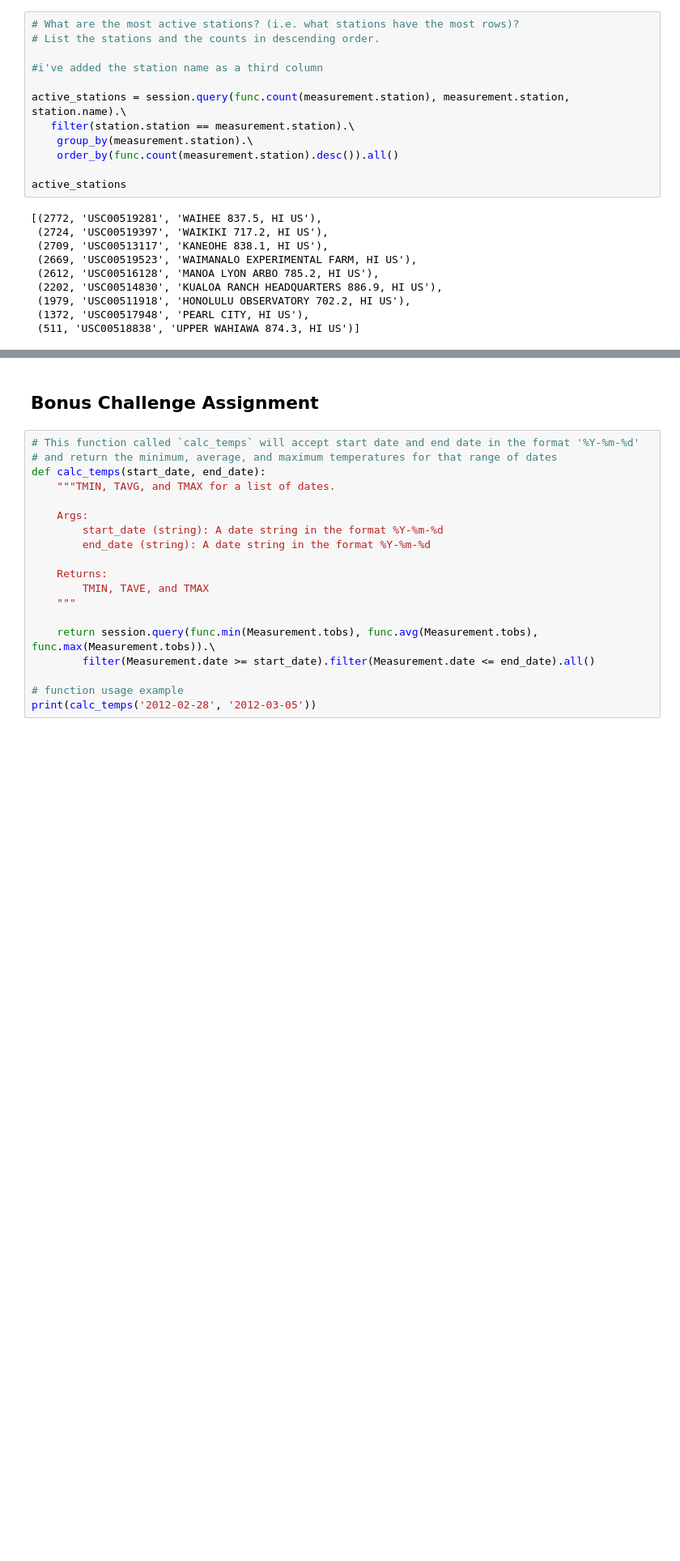
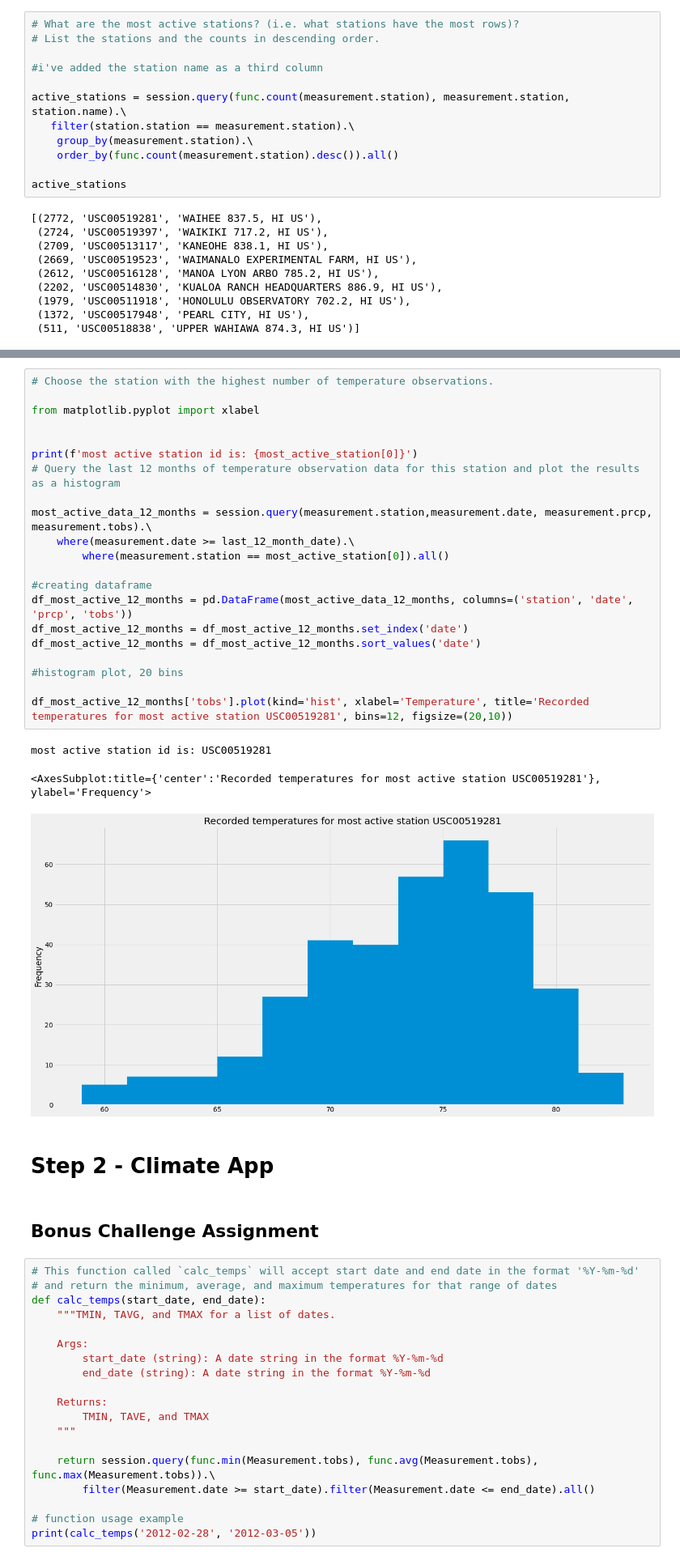
Before and after one commit to 0samvuong/sqlalchemy-challenge, a Jupyter notebook: climate_starter.ipynb, the cells around one changed output, grey strips where cells are left out. Shown: that part at 81% size. Drawn from its saved outputs; the diff is of its cells as text; blank space fills up the shorter version.

```diff
--- a/climate_starter.ipynb
+++ b/climate_starter.ipynb
@@ -149,3 +165,30 @@ most active station id is: USC00519281
+# %%
+# Choose the station with the highest number of temperature observations.
+
+from matplotlib.pyplot import xlabel
+
+
+print(f'most active station id is: {most_active_station[0]}')
+# Query the last 12 months of temperature observation data for this station and plot the results as a histogram
+
+most_active_data_12_months = session.query(measurement.station,measurement.date, measurement.prcp, measurement.tobs).\
+    where(measurement.date >= last_12_month_date).\
+        where(measurement.station == most_active_station[0]).all()
+
+#creating dataframe
+df_most_active_12_months = pd.DataFrame(most_active_data_12_months, columns=('station', 'date', 'prcp', 'tobs'))
+df_most_active_12_months = df_most_active_12_months.set_index('date')
+df_most_active_12_months = df_most_active_12_months.sort_values('date')
+
+#histogram plot, 20 bins
+
+df_most_active_12_months['tobs'].plot(kind='hist', xlabel='Temperature', title='Recorded temperatures for most active station USC00519281', bins=12, figsize=(20,10))
+# %% [output]
+most active station id is: USC00519281
+<AxesSubplot:title={'center':'Recorded temperatures for most active station USC00519281'}, ylabel='Frequency'>
+[figure, added]
+# %% [markdown]
+# Step 2 - Climate App
 # %% [markdown]
 ## Bonus Challenge Assignment
 # %%
```
Also changed, not shown: parts of 3 cells of this notebook.
